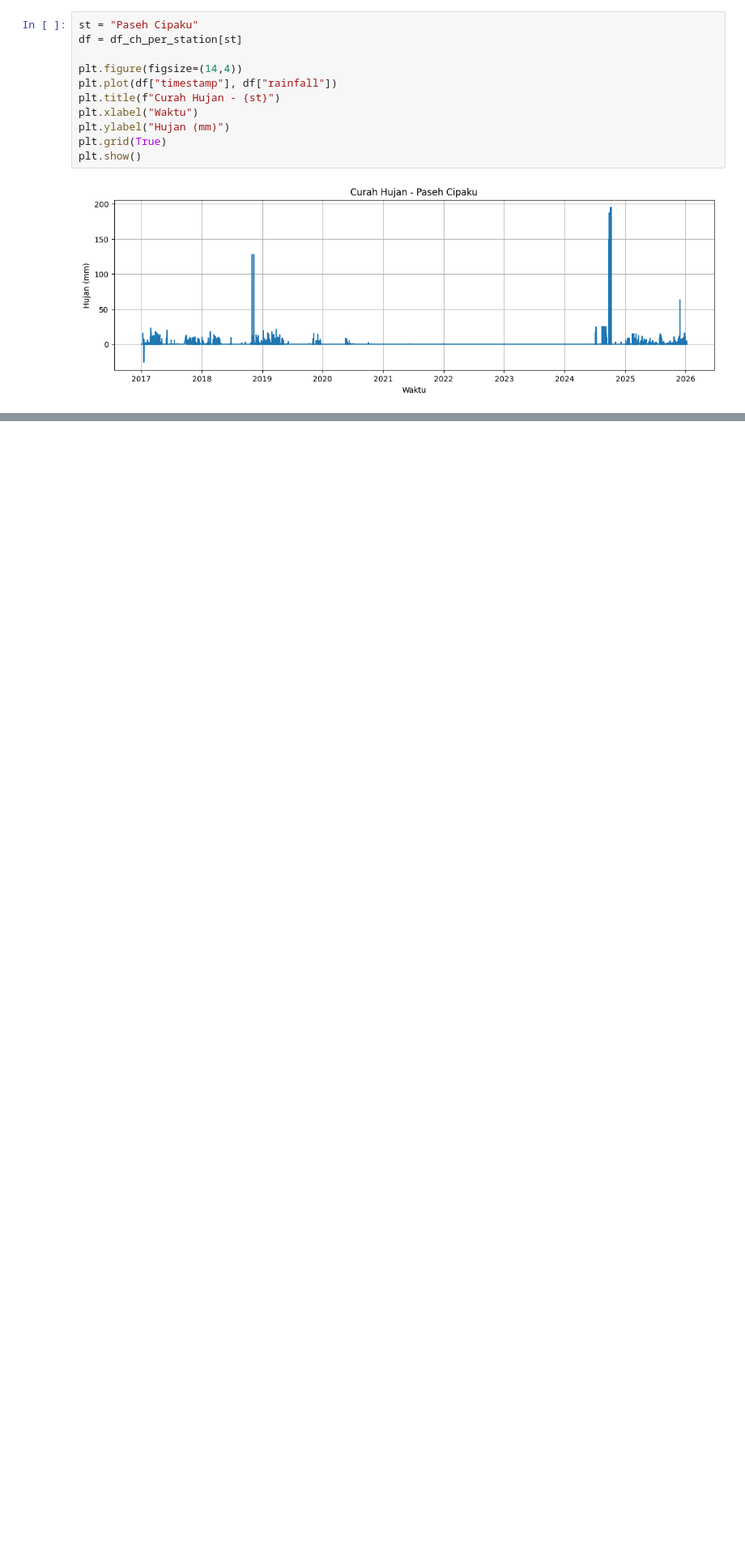
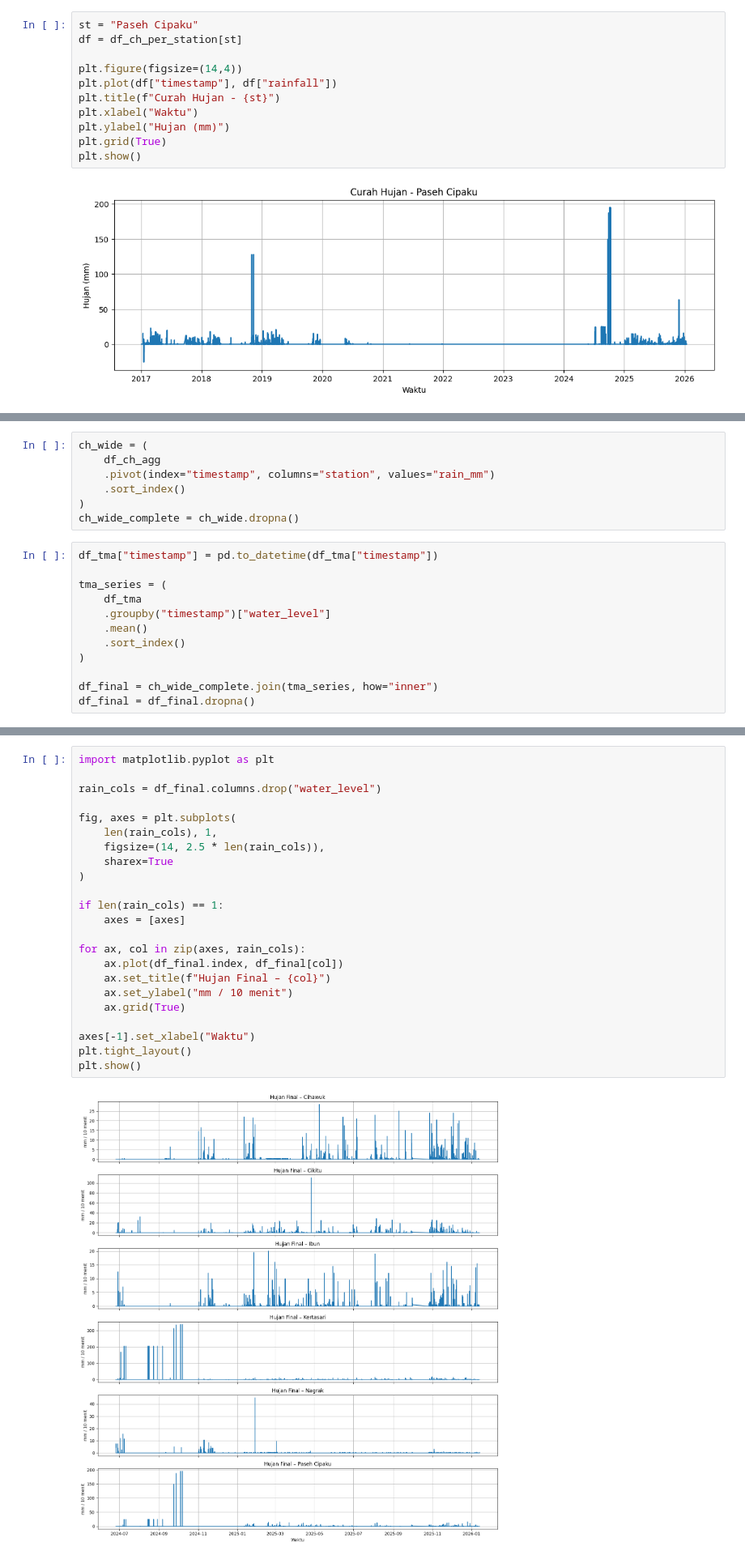
Before and after one commit to irza26/mr-flows, a Jupyter notebook: Warn_TMA.ipynb, the cells around one changed output, grey strips where cells are left out. Shown at 81% size. Drawn from its saved outputs; the diff is of its cells as text; blank space fills up the shorter version.

```diff
--- a/Warn_TMA.ipynb
+++ b/Warn_TMA.ipynb
@@ -148,0 +141,19 @@ plt.show()
+# %%
+ch_wide = (
+    df_ch_agg
+    .pivot(index="timestamp", columns="station", values="rain_mm")
+    .sort_index()
+)
+ch_wide_complete = ch_wide.dropna()
+# %%
+df_tma["timestamp"] = pd.to_datetime(df_tma["timestamp"])
+
+tma_series = (
+    df_tma
+    .groupby("timestamp")["water_level"]
+    .mean()
+    .sort_index()
+)
+
+df_final = ch_wide_complete.join(tma_series, how="inner")
+df_final = df_final.dropna()
@@ -148,0 +172,25 @@ plt.show()
+# %%
+import matplotlib.pyplot as plt
+
+rain_cols = df_final.columns.drop("water_level")
+
+fig, axes = plt.subplots(
+    len(rain_cols), 1,
+    figsize=(14, 2.5 * len(rain_cols)),
+    sharex=True
+)
+
+if len(rain_cols) == 1:
+    axes = [axes]
+
+for ax, col in zip(axes, rain_cols):
+    ax.plot(df_final.index, df_final[col])
+    ax.set_title(f"Hujan Final – {col}")
+    ax.set_ylabel("mm / 10 menit")
+    ax.grid(True)
+
+axes[-1].set_xlabel("Waktu")
+plt.tight_layout()
+plt.show()
+# %% [output]
+[figure, added]
```
Also changed, not shown: parts of 10 cells of this notebook, 8 other files.
